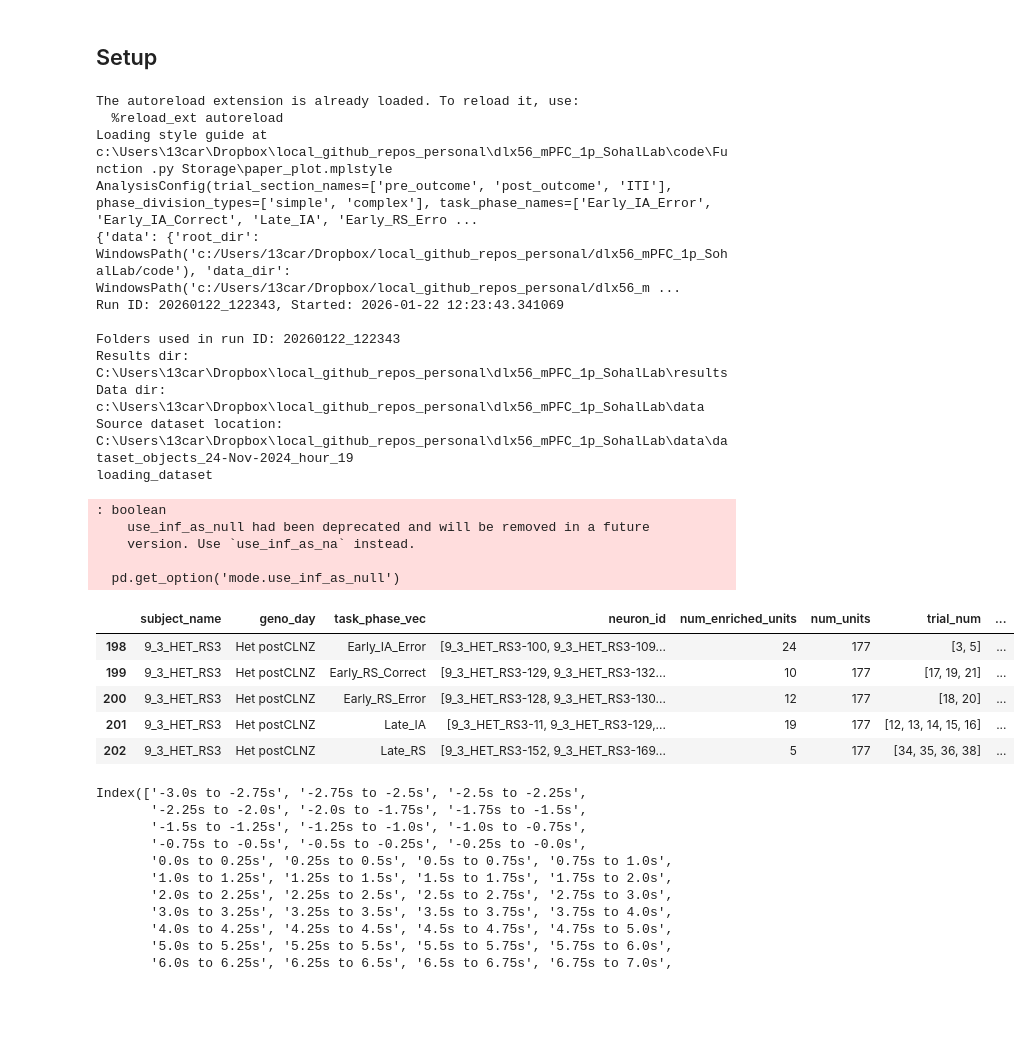
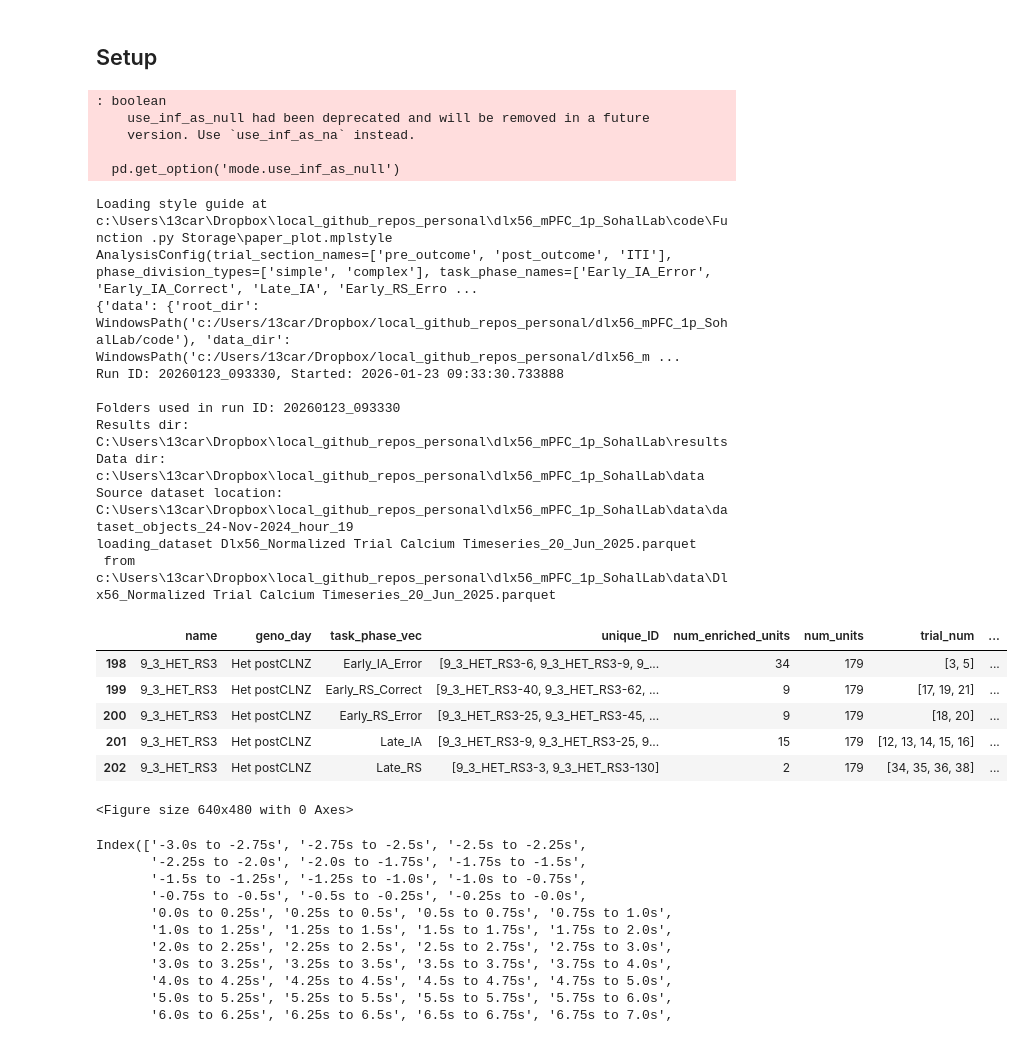
Before and after one commit to cjohnsoncruz/dlx56_mPFC_1p_SohalLab, a Jupyter notebook: code/revisions_linear_classifiers_v3_weight_save.ipynb, the cells around one changed output. Saved outputs shown, nothing was run; the diff lists cells and outputs as text; code cells hidden in the pictures; blank space fills up the shorter version.

```diff
--- a/code/revisions_linear_classifiers_v3_weight_save.ipynb
+++ b/code/revisions_linear_classifiers_v3_weight_save.ipynb
@@ -108,59 +108,61 @@ hardcode_source_dataset_location = Path(r"C:\Users\13car\Dropbox\local_github_re
 
 #print config paths for verification
 print(f"Run ID: {RUN_ID}, Started: {datetime.now()}")
 print(f"\nFolders used in run ID: {RUN_ID}")
 print(f"Results dir: {results_dir}")
 print(f"Data dir: {data_dir}")
 print(f"Source dataset location: {source_dataset_location}")
 # Copy config to output directory for reference
 shutil.copy('config.yaml', run_output_dir / 'config_used.yaml')
 
 ##IMPORT TIME_SERIES
 #declare loc/names of files to read
 output_folder = os.getcwd() +"/output/"
-new_trial_df_filename = Path(r"python-made_trial_timeseries_nonneg_frames_minmax_raster_2026-01-19 09.parquet")
+# new_trial_df_filename = Path(r"python-made_trial_timeseries_nonneg_frames_minmax_raster_2026-01-19 09.parquet")
 # new_trial_df_filename = Path(r"python-made_trial_timeseries_raster_2025-12-21 12.parquet")
-# new_trial_df_filename = f"Dlx56_Normalized Trial Calcium Timeseries_20_Jun_2025.parquet"
+new_trial_df_filename = f"Dlx56_Normalized Trial Calcium Timeseries_20_Jun_2025.parquet"
 trial_df_filename = data_dir /  new_trial_df_filename
-print(f"loading_dataset")
+print(f"loading_dataset {new_trial_df_filename} \n from {trial_df_filename}")
 trial_tseries_df_norm = pd.read_parquet(trial_df_filename)
 trial_tseries_df_norm.tail()
 #col names for analysis
 stage_col = 'task_phase_vec'
-subject_col = 'subject_name'
-unit_ID_col = 'neuron_id'
+# subject_col = 'subject_name'
+subject_col = 'name'
+# unit_ID_col = 'neuron_id'
+unit_ID_col = 'unique_ID'
 # get stage names from data
 stage_names = sorted(trial_tseries_df_norm[stage_col].unique())#hardcode the stage_names (to not rely on the order of the 'unique() vector of the df
 numeric_col = get_numeric_cols_timeseries(trial_tseries_df_norm, " to ")
 unit_mean_tseries =  get_unit_mean_timeseries_by_phase(trial_tseries_df_norm,['trial_num'], [subject_col, unit_ID_col,'geno_day', stage_col], numeric_col)
 # note informative stats for refernce later if necessary
 subject_stage_info_df = get_subject_stage_info_df(trial_tseries_df_norm, cell_id_name_col = unit_ID_col, subj_name_col = subject_col)#.rename({unit_ID_col: "unique_ID"},axis = 1) # get subj level dfs
 n_total_units = unit_mean_tseries.groupby(by = 'geno_day')[unit_ID_col].nunique()
 subject_stage_info_df.tail()
 # %% [output]
-The autoreload extension is already loaded. To reload it, use:
-  %reload_ext autoreload
-Loading style guide at c:\Users\13car\Dropbox\local_github_repos_personal\dlx56_mPFC_1p_SohalLab\code\Function .py Storage\paper_plot.mplstyle
-AnalysisConfig(trial_section_names=['pre_outcome', 'post_outcome', 'ITI'], phase_division_types=['simple', 'complex'], task_phase_names=['Early_IA_Error', 'Early_IA_Correct', 'Late_IA', 'Early_RS_Erro ...
-{'data': {'root_dir': WindowsPath('c:/Users/13car/Dropbox/local_github_repos_personal/dlx56_mPFC_1p_SohalLab/code'), 'data_dir': WindowsPath('c:/Users/13car/Dropbox/local_github_repos_personal/dlx56_m ...
-Run ID: 20260122_122343, Started: 2026-01-22 12:23:43.341069
+: boolean
+    use_inf_as_null had been deprecated and will be removed in a future
+    version. Use `use_inf_as_na` instead.
 
-Folders used in run ID: 20260122_122343
-Results dir: C:\Users\13car\Dropbox\local_github_repos_personal\dlx56_mPFC_1p_SohalLab\results
-Data dir: c:\Users\13car\Dropbox\local_github_repos_personal\dlx56_mPFC_1p_SohalLab\data
-Source dataset location: C:\Users\13car\Dropbox\local_github_repos_personal\dlx56_mPFC_1p_SohalLab\data\dataset_objects_24-Nov-2024_hour_19
-loading_dataset
+  pd.get_option('mode.use_inf_as_null')
-: boolean
-    use_inf_as_null had been deprecated and will be removed in a future
-    version. Use `use_inf_as_na` instead.
+Loading style guide at c:\Users\13car\Dropbox\local_github_repos_personal\dlx56_mPFC_1p_SohalLab\code\Function .py Storage\paper_plot.mplstyle
+AnalysisConfig(trial_section_names=['pre_outcome', 'post_outcome', 'ITI'], phase_division_types=['simple', 'complex'], task_phase_names=['Early_IA_Error', 'Early_IA_Correct', 'Late_IA', 'Early_RS_Erro ...
+{'data': {'root_dir': WindowsPath('c:/Users/13car/Dropbox/local_github_repos_personal/dlx56_mPFC_1p_SohalLab/code'), 'data_dir': WindowsPath('c:/Users/13car/Dropbox/local_github_repos_personal/dlx56_m ...
+Run ID: 20260123_093330, Started: 2026-01-23 09:33:30.733888
 
-  pd.get_option('mode.use_inf_as_null')
+Folders used in run ID: 20260123_093330
+Results dir: C:\Users\13car\Dropbox\local_github_repos_personal\dlx56_mPFC_1p_SohalLab\results
+Data dir: c:\Users\13car\Dropbox\local_github_repos_personal\dlx56_mPFC_1p_SohalLab\data
+Source dataset location: C:\Users\13car\Dropbox\local_github_repos_personal\dlx56_mPFC_1p_SohalLab\data\dataset_objects_24-Nov-2024_hour_19
+loading_dataset Dlx56_Normalized Trial Calcium Timeseries_20_Jun_2025.parquet
+ from c:\Users\13car\Dropbox\local_github_repos_personal\dlx56_mPFC_1p_SohalLab\data\Dlx56_Normalized Trial Calcium Timeseries_20_Jun_2025.parquet
-|  | subject_name | geno_day | task_phase_vec | neuron_id | num_enriched_units | num_units | trial_num | ... |
-| 198 | 9_3_HET_RS3 | Het postCLNZ | Early_IA_Error | [9_3_HET_RS3-100, 9_3_HET_RS3-109... | 24 | 177 | [3, 5] | ... |
-| 199 | 9_3_HET_RS3 | Het postCLNZ | Early_RS_Correct | [9_3_HET_RS3-129, 9_3_HET_RS3-132... | 10 | 177 | [17, 19, 21] | ... |
-| 200 | 9_3_HET_RS3 | Het postCLNZ | Early_RS_Error | [9_3_HET_RS3-128, 9_3_HET_RS3-130... | 12 | 177 | [18, 20] | ... |
-| 201 | 9_3_HET_RS3 | Het postCLNZ | Late_IA | [9_3_HET_RS3-11, 9_3_HET_RS3-129,... | 19 | 177 | [12, 13, 14, 15, 16] | ... |
-| 202 | 9_3_HET_RS3 | Het postCLNZ | Late_RS | [9_3_HET_RS3-152, 9_3_HET_RS3-169... | 5 | 177 | [34, 35, 36, 38] | ... |
+|  | name | geno_day | task_phase_vec | unique_ID | num_enriched_units | num_units | trial_num | ... |
+| 198 | 9_3_HET_RS3 | Het postCLNZ | Early_IA_Error | [9_3_HET_RS3-6, 9_3_HET_RS3-9, 9_... | 34 | 179 | [3, 5] | ... |
+| 199 | 9_3_HET_RS3 | Het postCLNZ | Early_RS_Correct | [9_3_HET_RS3-40, 9_3_HET_RS3-62, ... | 9 | 179 | [17, 19, 21] | ... |
+| 200 | 9_3_HET_RS3 | Het postCLNZ | Early_RS_Error | [9_3_HET_RS3-25, 9_3_HET_RS3-45, ... | 9 | 179 | [18, 20] | ... |
+| 201 | 9_3_HET_RS3 | Het postCLNZ | Late_IA | [9_3_HET_RS3-9, 9_3_HET_RS3-25, 9... | 15 | 179 | [12, 13, 14, 15, 16] | ... |
+| 202 | 9_3_HET_RS3 | Het postCLNZ | Late_RS | [9_3_HET_RS3-3, 9_3_HET_RS3-130] | 2 | 179 | [34, 35, 36, 38] | ... |
+<Figure size 640x480 with 0 Axes>
 # %%
 print(numeric_col)
 # %% [output]
```
Also changed, not shown: parts of 36 cells of this notebook, 1 other file.
